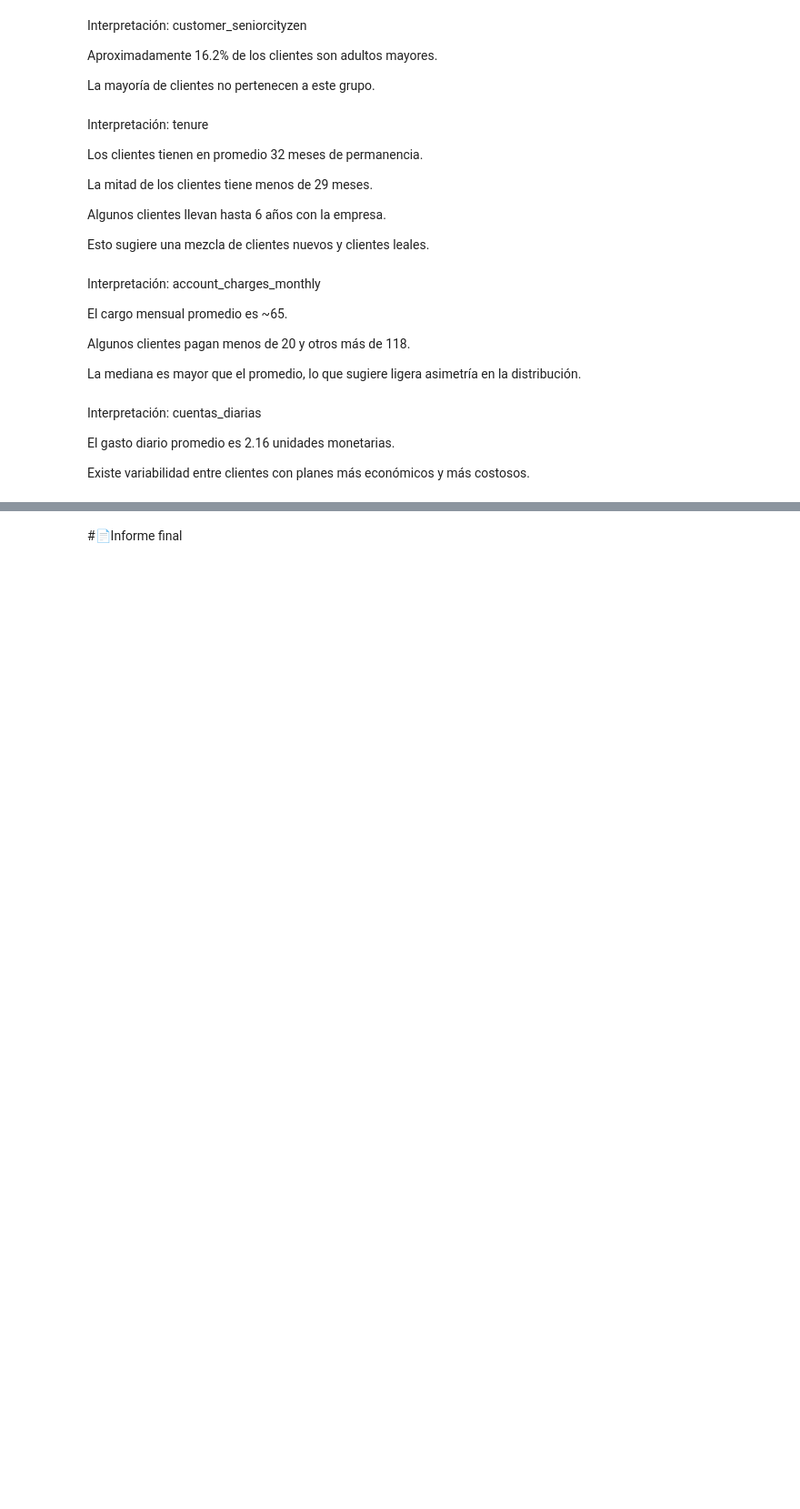
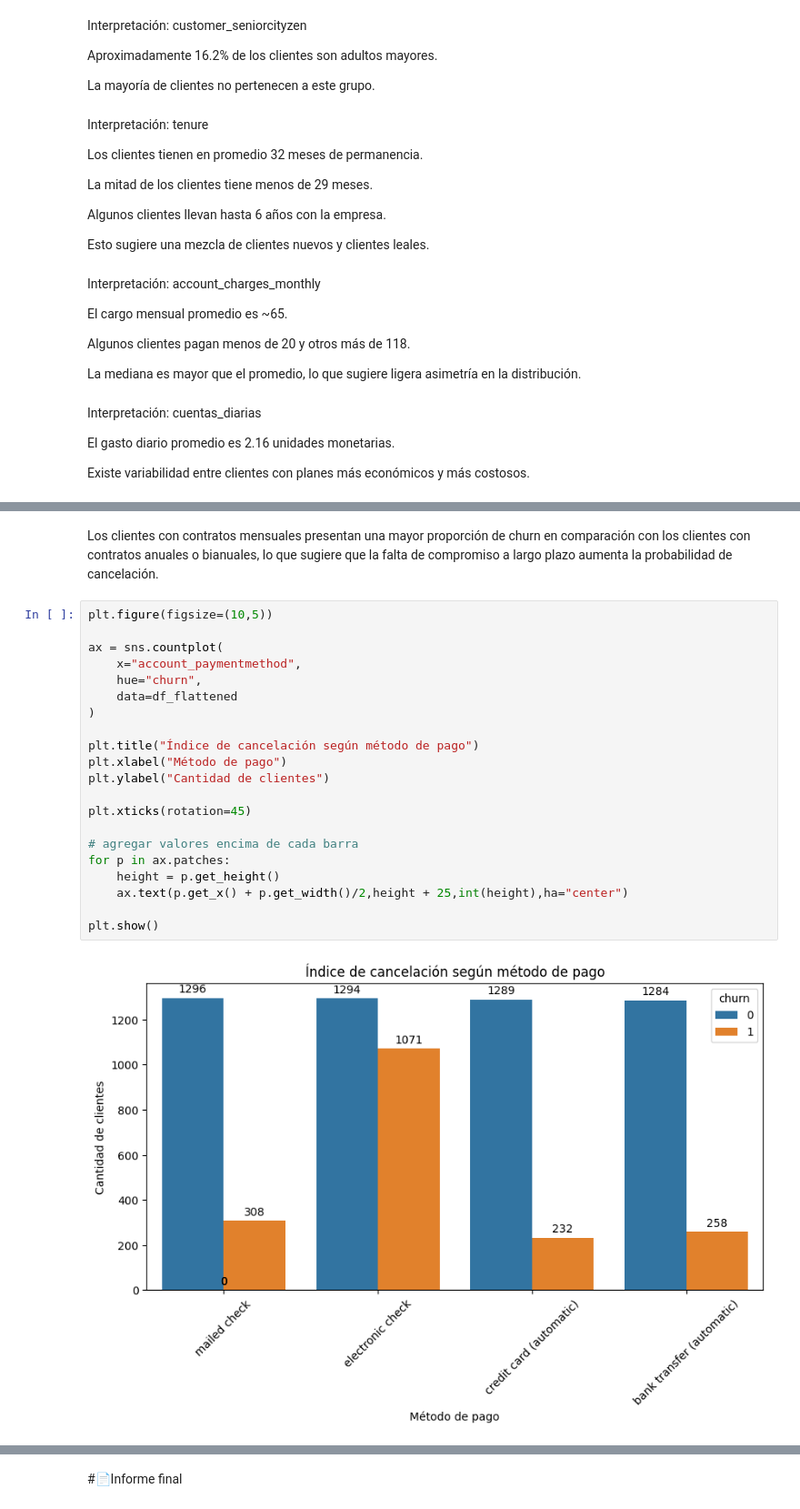
Before and after one commit to Neyker8a/challenge2-data-science-LATAM, a Jupyter notebook: TelecomX_LATAM.ipynb, the cells around one changed output, grey strips where cells are left out. Shown at 91% size. Drawn from its saved outputs; the diff is of its cells as text; blank space fills up the shorter version.

```diff
--- a/TelecomX_LATAM.ipynb
+++ b/TelecomX_LATAM.ipynb
@@ -306,0 +358,25 @@ Existe variabilidad entre clientes con planes más económicos y más costosos.
+# %% [markdown]
+Los clientes con contratos mensuales presentan una mayor proporción de churn en comparación con los clientes con contratos anuales o bianuales, lo que sugiere que la falta de compromiso a largo plazo aumenta la probabilidad de cancelación.
+# %%
+plt.figure(figsize=(10,5))
+
+ax = sns.countplot(
+    x="account_paymentmethod",
+    hue="churn",
+    data=df_flattened
+)
+
+plt.title("Índice de cancelación según método de pago")
+plt.xlabel("Método de pago")
+plt.ylabel("Cantidad de clientes")
+
+plt.xticks(rotation=45)
+
+# agregar valores encima de cada barra
+for p in ax.patches:
+    height = p.get_height()
+    ax.text(p.get_x() + p.get_width()/2,height + 25,int(height),ha="center")
+
+plt.show()
+# %% [output]
+[figure, added]
```
Also changed, not shown: parts of 30 cells of this notebook.
